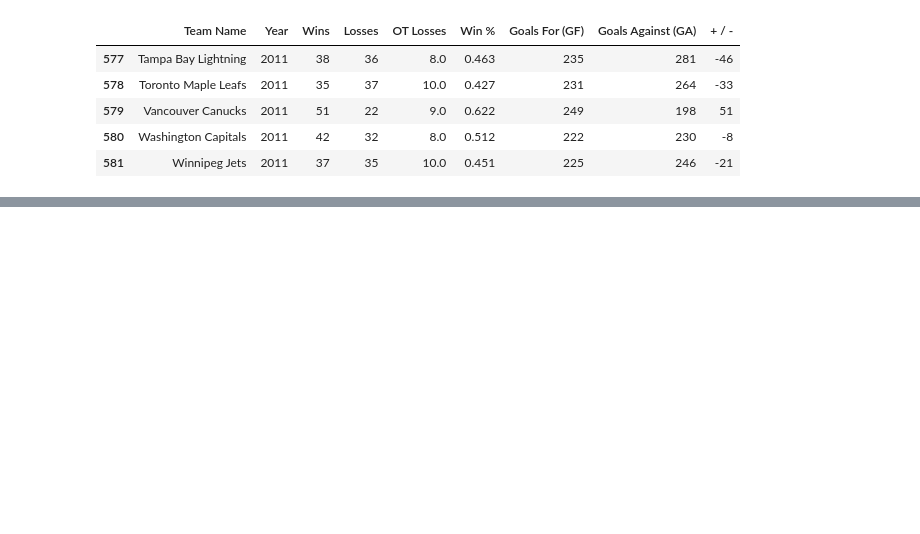
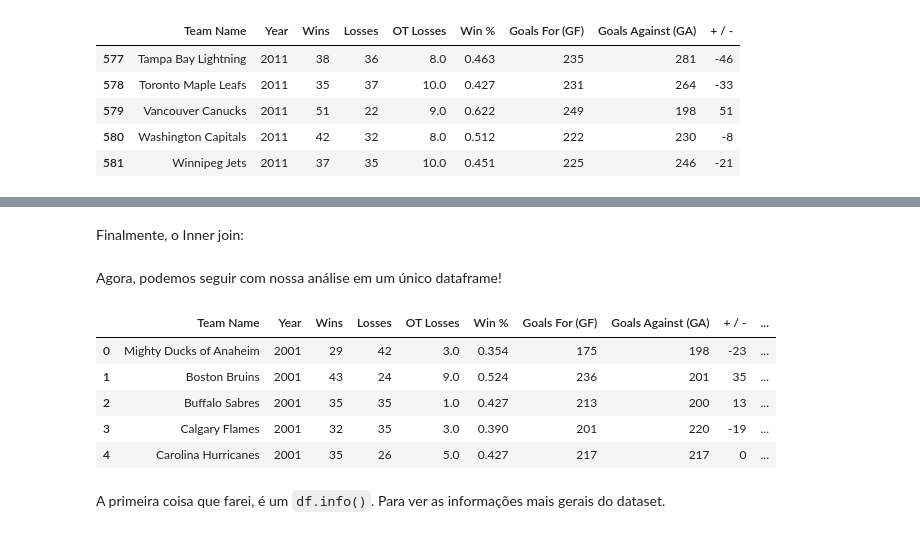
Before and after one commit to dlotter/gt-final-datascience, a Jupyter notebook: main_notebook.ipynb, the cells around one changed output, grey strips where cells are left out. Saved outputs shown, nothing was run; the diff lists cells and outputs as text; code cells hidden in the pictures; blank space fills up the shorter version.

```diff
--- a/main_notebook.ipynb
+++ b/main_notebook.ipynb
@@ -101,0 +102,2 @@ df.to_csv("data/hockey_teams.csv",index = False)
+# %%
+df1 = pd.read_csv('data/hockey_teams.csv')
@@ -101,0 +129,2 @@ df.to_csv("data/hockey_teams.csv",index = False)
+# %% [markdown]
+Finalmente, o Inner join:
@@ -101,0 +133,13 @@ df.to_csv("data/hockey_teams.csv",index = False)
+# %% [markdown]
+Agora, podemos seguir com nossa análise em um único dataframe!
+# %%
+df.head()
+# %% [output]
+|  | Team Name | Year | Wins | Losses | OT Losses | Win % | Goals For (GF) | Goals Against (GA) | + / - | ... |
+| 0 | Mighty Ducks of Anaheim | 2001 | 29 | 42 | 3.0 | 0.354 | 175 | 198 | -23 | ... |
+| 1 | Boston Bruins | 2001 | 43 | 24 | 9.0 | 0.524 | 236 | 201 | 35 | ... |
+| 2 | Buffalo Sabres | 2001 | 35 | 35 | 1.0 | 0.427 | 213 | 200 | 13 | ... |
+| 3 | Calgary Flames | 2001 | 32 | 35 | 3.0 | 0.390 | 201 | 220 | -19 | ... |
+| 4 | Carolina Hurricanes | 2001 | 35 | 26 | 5.0 | 0.427 | 217 | 217 | 0 | ... |
+# %% [markdown]
+A primeira coisa que farei, é um `df.info()`. Para ver as informações mais gerais do dataset.
```
Also changed, not shown: parts of 28 cells of this notebook, 1 other file.
